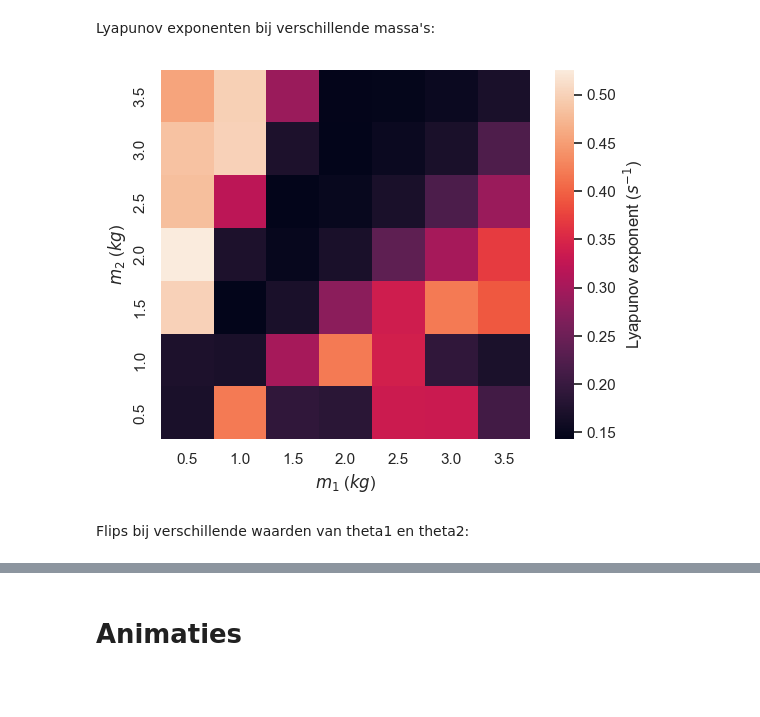
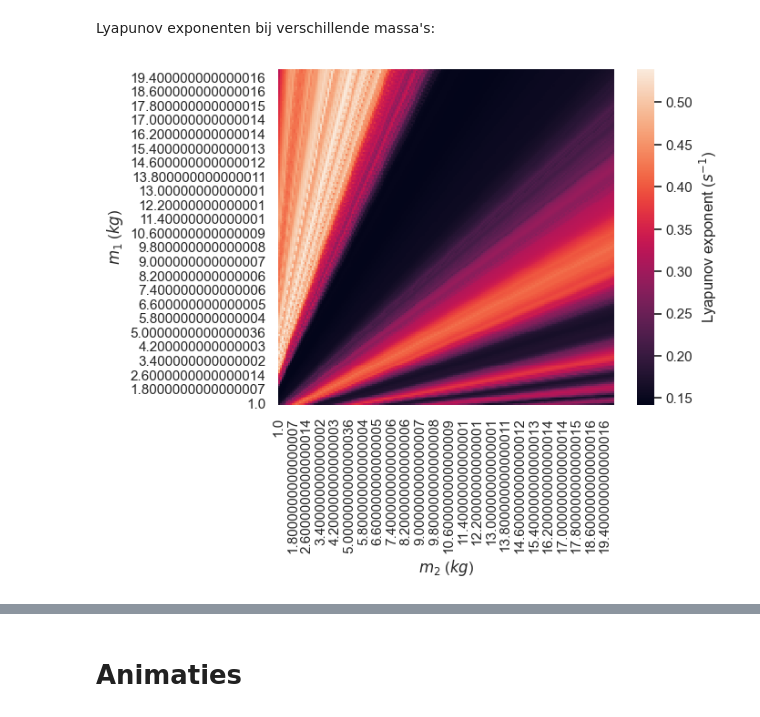
Before and after one commit to KevinLeenaerts/PWS-Programs, a Jupyter notebook: DoublePendulum.ipynb, the cells around one changed output, grey strips where cells are left out. Cells and saved outputs as stored; diff of their text form; code cells hidden in the pictures; blank space fills up the shorter version.

Commit message:
Added new simulations and higher res images

```diff
--- a/DoublePendulum.ipynb
+++ b/DoublePendulum.ipynb
@@ -297,18 +401,15 @@ Lyapunov exponenten bij verschillende massa's:
 # %%
 save_name = "output/regression_masses.png"
 
 result_dataframe = pd.read_pickle("data/lyapunov_masses.pkl")
 
 # Maak lijnen voor grafiek aan
 fig, ax = plt.subplots(1)
 ax.set_aspect('equal','box')
 
 heat_map = sns.heatmap(data=result_dataframe, cbar_kws={'label': r'Lyapunov exponent ($s^{-1}$)'})
 heat_map.invert_yaxis()
-heat_map.set(xlabel=r"$m_1$ ($kg$)", ylabel=r"$m_2$ ($kg$)")
-
+heat_map.set(xlabel=r"$m_2$ ($kg$)", ylabel=r"$m_1$ ($kg$)")
 plt.savefig(save_name)
 # %% [output]
-[figure, old version]
+[figure, new version]
-# %% [markdown]
-Flips bij verschillende waarden van theta1 en theta2:
```
Also changed, not shown: parts of 20 cells of this notebook, 15 other files.
